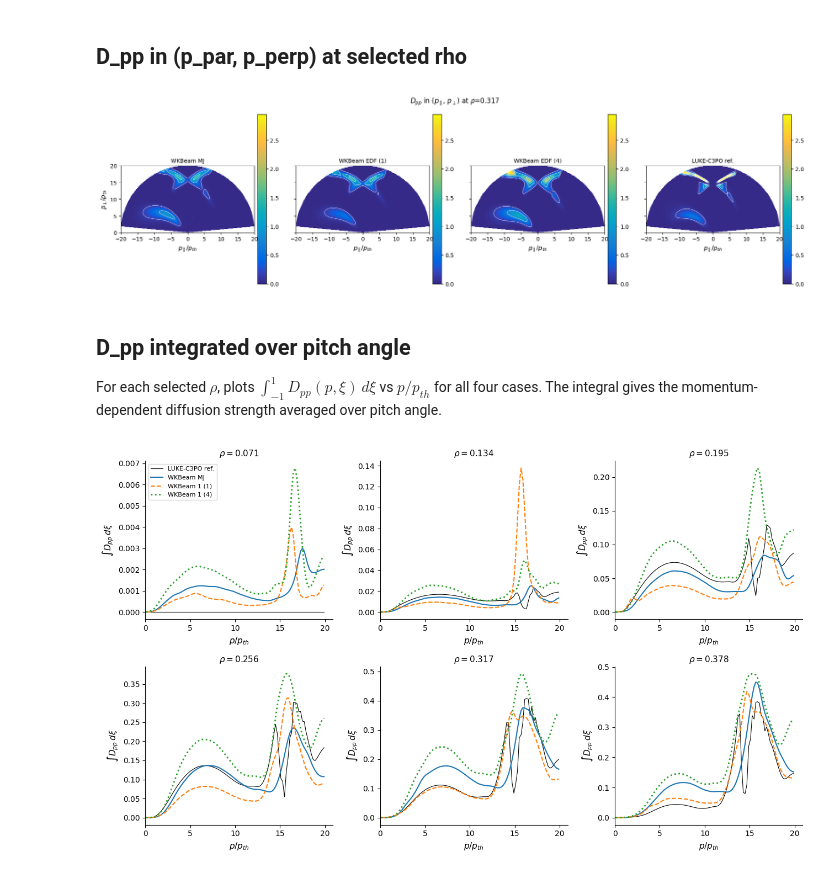
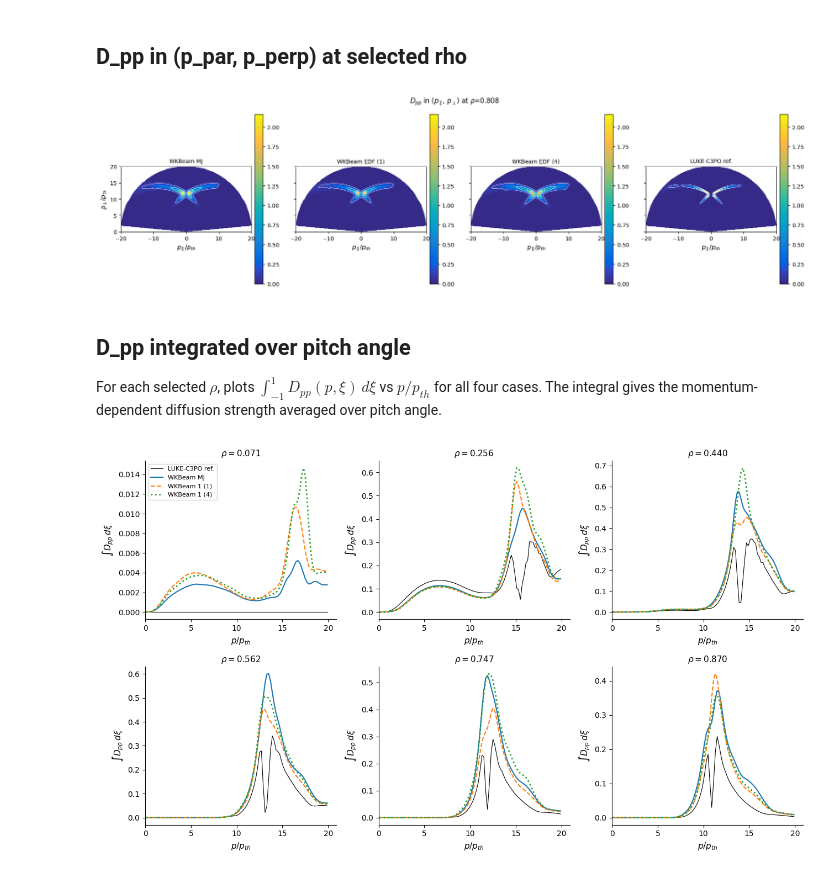
Before and after one commit to EwoutDevlaminck/WanKenoBEAM, a Jupyter notebook: QL_analysis_M_vs_EDF copy.ipynb, the cells around one changed output. Saved outputs shown, nothing was run; the diff lists cells and outputs as text; code cells hidden in the pictures.

```diff
--- a/QL_analysis_M_vs_EDF copy.ipynb
+++ b/QL_analysis_M_vs_EDF copy.ipynb
@@ -54,9 +54,9 @@ parula_map.set_under(cm_data[0])
 # %%
 output_dir = '/home/devlamin/EC23_WKBeam_sims/TCV_88612_1.25_QLtest4'
 
-filename_M    = '/home/devlamin/EC23_WKBeam_sims/TCV_88612_1.25_QLtest_phiN/iter_0/output/QLdiff_L4_phiN_scan.h5'
-filename_1  = '/home/devlamin/EC23_WKBeam_sims/TCV_88612_1.25_QLtest_sparse/iter_1/output/QLdiff_L4.h5'
-filename_2 = '/home/devlamin/EC23_WKBeam_sims/TCV_88612_1.25_QLtest_sparse/iter_2/output/QLdiff_L4.h5'
+filename_M    = '/home/devlamin/EC23_WKBeam_sims/TCV_88612_1.25_QLtest_sparse/iter_2/output/QLdiff_L4.h5'
+filename_1  = '/home/devlamin/EC23_WKBeam_sims/TCV_88612_1.25_QLtest_sparse_2/iter_2/output/QLdiff_L4.h5'
+filename_2 = '/home/devlamin/EC23_WKBeam_sims/TCV_88612_1.25_QLtest_sparse_3/iter_2/output/QLdiff_L4.h5'
 
 # beta = v_th_ref / c  (converts p/p_th -> p_mc = p/(m_e c))
 beta = 0.0662
@@ -358,7 +358,7 @@ Ratio only shown where the denominator exceeds 0.1 % of its global maximum.
 # %% [markdown]
 ## D_pp in (p_par, p_perp) at selected rho
 # %%
-rho_goal = 0.3
+rho_goal = 0.8
 ipsi    = np.argmin(np.abs(np.sqrt(data_M['psi']) - rho_goal))
 rho_val = np.sqrt(data_M['psi'][ipsi])
 
@@ -397,13 +397,13 @@ plt.tight_layout()
 #plt.savefig(output_dir + f'/QL_Dpp_ppar_pperp_rho{rho_val:.2f}.png', dpi=150)
 plt.show()
 # %% [output]
-[figure, old version]
+[figure, new version]
 # %% [markdown]
 ## D_pp integrated over pitch angle
 
 For each selected $\rho$, plots $\int_{-1}^{1} D_{pp}(p,\xi)\,d\xi$ vs $p/p_{th}$ for all four cases. The integral gives the momentum-dependent diffusion strength averaged over pitch angle.
 # %%
-rho_goals = np.linspace(0.1, 0.4, 6)
+rho_goals = np.linspace(0.1, 0.9, 6)
 
 psi    = data_M['psi']
 ksi0   = data_M['ksi0']
@@ -426,31 +426,31 @@ axes = axes.flatten()
 for ax_idx, rho_goal in enumerate(rho_goals):
     ipsi    = np.argmin(np.abs(np.sqrt(psi) - rho_goal))
     rho_val = np.sqrt(psi[ipsi])
     ax      = axes[ax_idx]
     i = 0
     for DRF_pp, label, color, ls, lw in datasets:
 
         # Integrate over xi (axis 0) at this psi slice
         D_int = np.trapz(DRF_pp[:, :, ipsi], ksi0, axis=0)   # shape (n_p,)
         ax.plot(p_norm, D_int, label=label, color=color, ls=ls, lw=lw)
         i += 1
 
     ax.set_xlim(0, None)
     #ax.set_ylim(0, np.nanmax(np.where(p_norm < 10, D_int, np.nan)) * 1.2)
     #ax.set_ylim(0, 0.2)
     ax.set_xlabel(r'$p / p_{th}$', fontsize=11)
     ax.set_ylabel(r'$\int D_{pp}\,d\xi$', fontsize=11)
     ax.set_title(rf'$\rho = {rho_val:.3f}$', fontsize=11)
     ax.spines['right'].set_visible(False)
     ax.spines['top'].set_visible(False)
     if ax_idx == 0:
         ax.legend(fontsize=8)
 
 for ax in axes[n_rho:]:
     ax.set_visible(False)
 
 plt.tight_layout()
 plt.savefig(output_dir + '/QL_Dpp_xi_integrated.png', dpi=150)
 plt.show()
 # %% [output]
-[figure, old version]
+[figure, new version]
```
Also changed, not shown: parts of 5 cells of this notebook, 11 other files.
